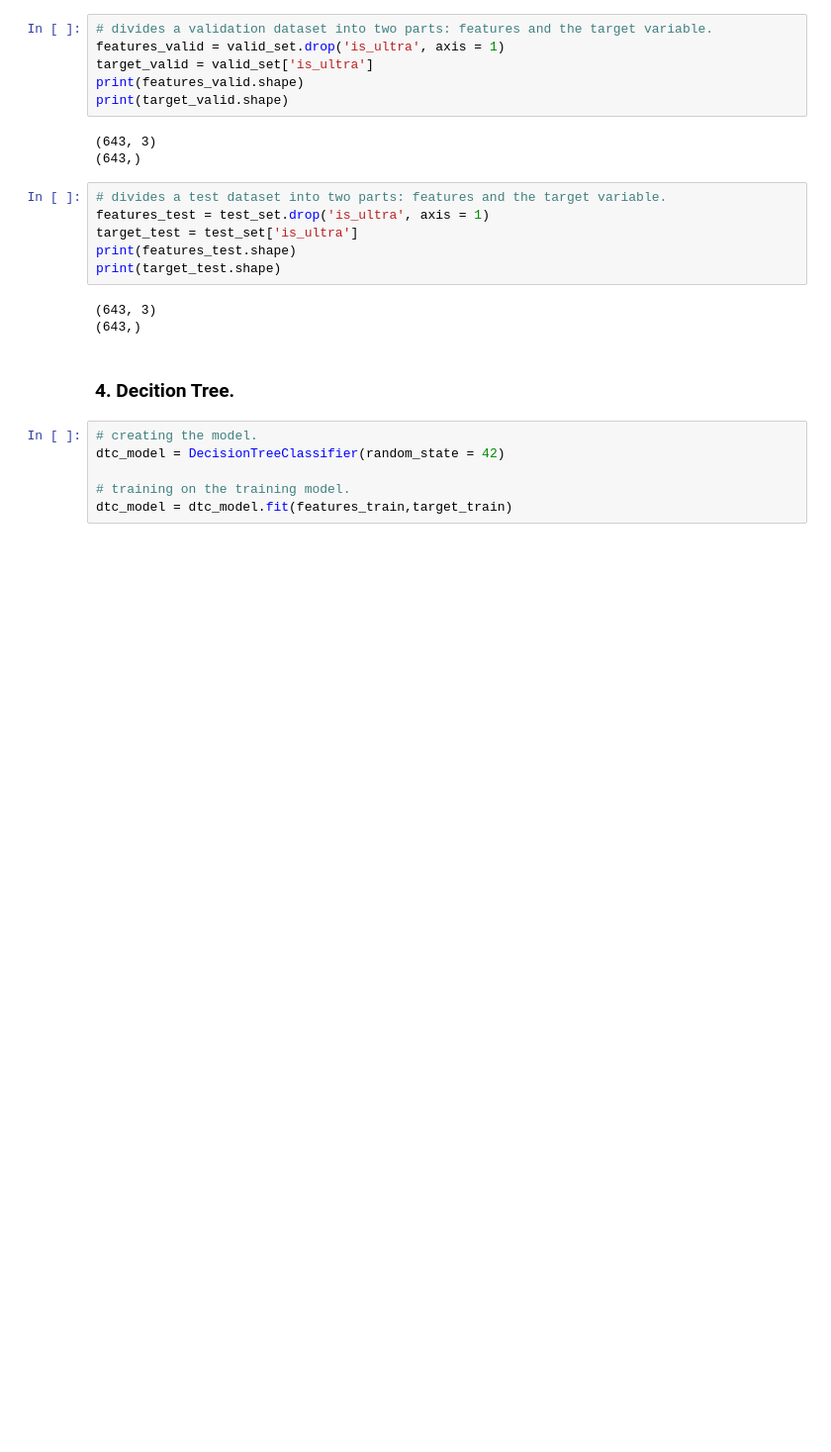
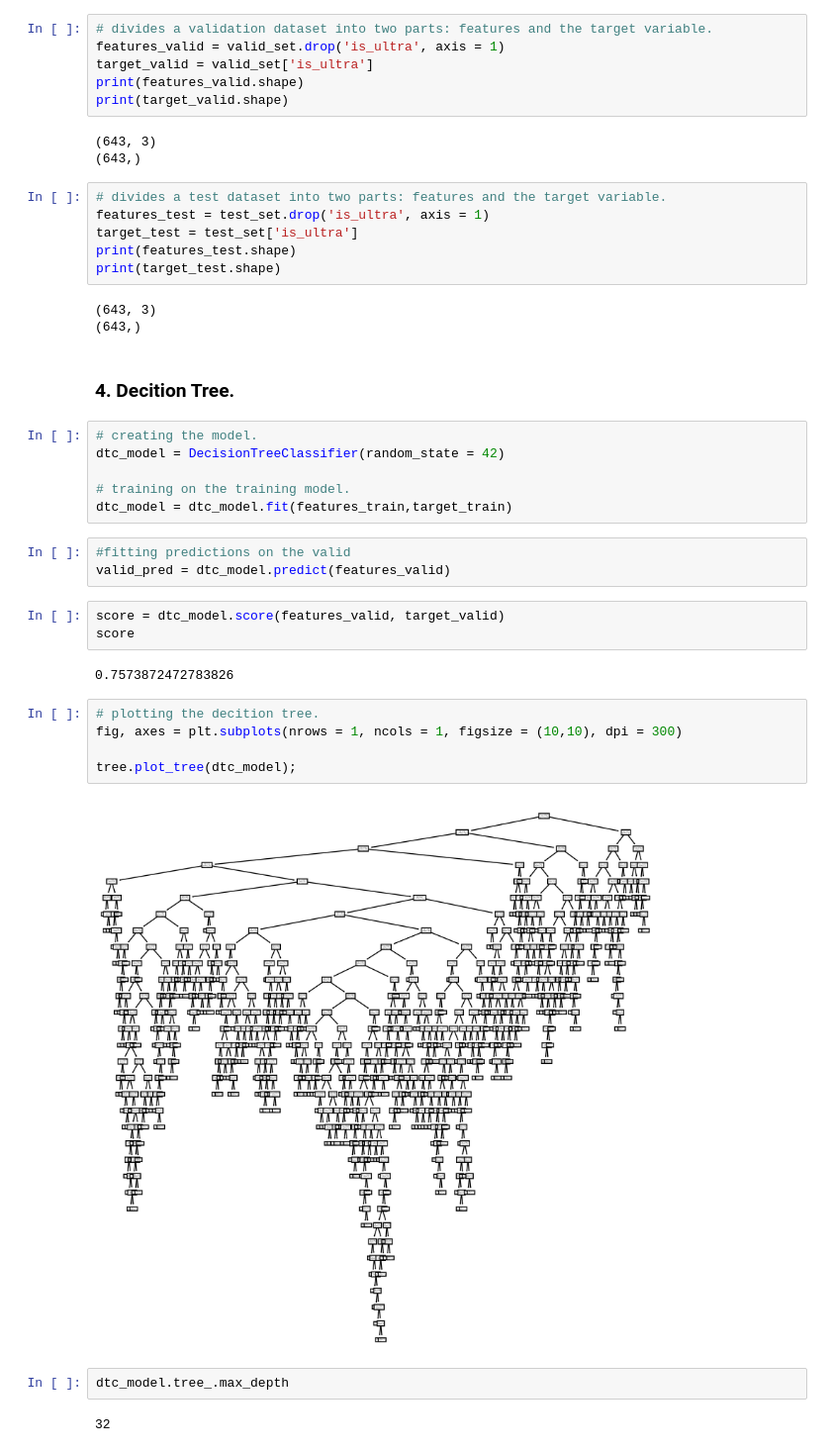
Before and after one commit to CesarChaparro1974/Machine_Learning_Project, a Jupyter notebook: project_notebook.ipynb, the cells around one changed output. Shown at 99% size. Drawn from its saved outputs; the diff is of its cells as text; blank space fills up the shorter version.

```diff
--- a/project_notebook.ipynb
+++ b/project_notebook.ipynb
@@ -227,3 +231,22 @@ dtc_model = DecisionTreeClassifier(random_state = 42)
 
 # training on the training model.
 dtc_model = dtc_model.fit(features_train,target_train)
+# %%
+#fitting predictions on the valid
+valid_pred = dtc_model.predict(features_valid)
+# %%
+score = dtc_model.score(features_valid, target_valid)
+score
+# %% [output]
+0.7573872472783826
+# %%
+# plotting the decition tree.
+fig, axes = plt.subplots(nrows = 1, ncols = 1, figsize = (10,10), dpi = 300)
+
+tree.plot_tree(dtc_model);
+# %% [output]
+[figure, added]
+# %%
+dtc_model.tree_.max_depth
+# %% [output]
+32
```
Also changed, not shown: parts of 10 cells of this notebook.
